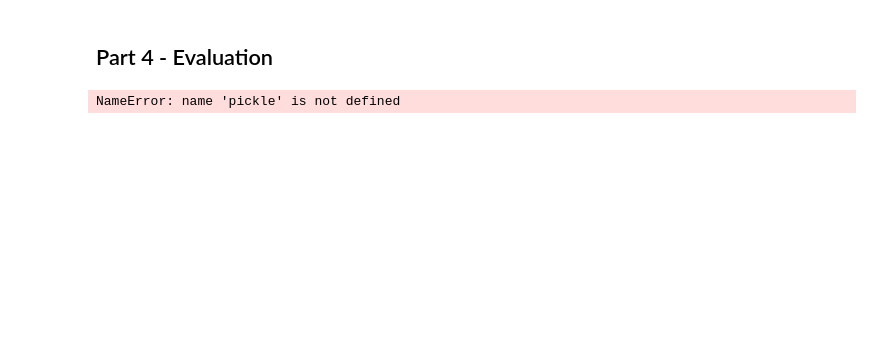
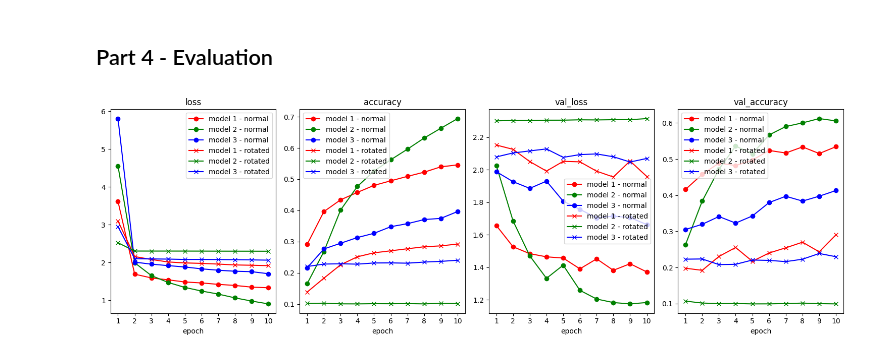
Before and after one commit to COSC5557/wildcard-project-Mikey-E, a Jupyter notebook: wildcard.ipynb, the cells around one changed output. Drawn from its saved outputs; the diff is of its cells as text; code cells hidden in the pictures; blank space fills up the shorter version.

```diff
--- a/wildcard.ipynb
+++ b/wildcard.ipynb
@@ -222,7 +208,7 @@ Epoch 10/10
 # %% [markdown]
 ## Part 4 - Evaluation
 # %%
-#Performance (accuracy) at each epoch
+#Load histories to see performance metrics at each epoch
 with open("histories/model1_history", "rb") as f:
     model1_history = pickle.load(f)
 with open("histories/model2_history", "rb") as f:
@@ -235,7 +221,3 @@ with open("histories/model2_rotation_history", "rb") as f:
     model2_rotation_history = pickle.load(f)
 with open("histories/model3_rotation_history", "rb") as f:
     model3_rotation_history = pickle.load(f)
-
-print(model1_history.history)
-# %% [output]
-NameError: name 'pickle' is not defined
@@ -249,0 +224,20 @@ model = load_model("models/model1.h5")
+# %%
+#Graph the metrics across the epochs
+epochs_list = [i+1 for i in range(epochs)]
+metrics_list = [key for key in model1_history.history.keys()] #They all have the same keys so this is invariant
+size = 5
+fig, axs = plt.subplots(1, len(metrics_list), figsize=(3* size, size))
+for idx in range(len(metrics_list)):
+    axs[idx].plot(epochs_list, model1_history.history[metrics_list[idx]], label="model 1 - normal", color='r', marker='o')
+    axs[idx].plot(epochs_list, model2_history.history[metrics_list[idx]], label="model 2 - normal", color='g', marker='o')
+    axs[idx].plot(epochs_list, model3_history.history[metrics_list[idx]], label="model 3 - normal", color='b', marker='o')
+    axs[idx].plot(epochs_list, model1_rotation_history.history[metrics_list[idx]], label="model 1 - rotated", color='r', marker='x')
+    axs[idx].plot(epochs_list, model2_rotation_history.history[metrics_list[idx]], label="model 2 - rotated", color='g', marker='x')
+    axs[idx].plot(epochs_list, model3_rotation_history.history[metrics_list[idx]], label="model 3 - rotated", color='b', marker='x')
+    axs[idx].set_xticks(epochs_list)
+    axs[idx].set_xlabel("epoch")
+    axs[idx].set_title(metrics_list[idx])
+    axs[idx].legend()
+fig.tight_layout()
+# %% [output]
+[figure, added]
```
Also changed, not shown: parts of 6 cells of this notebook.
